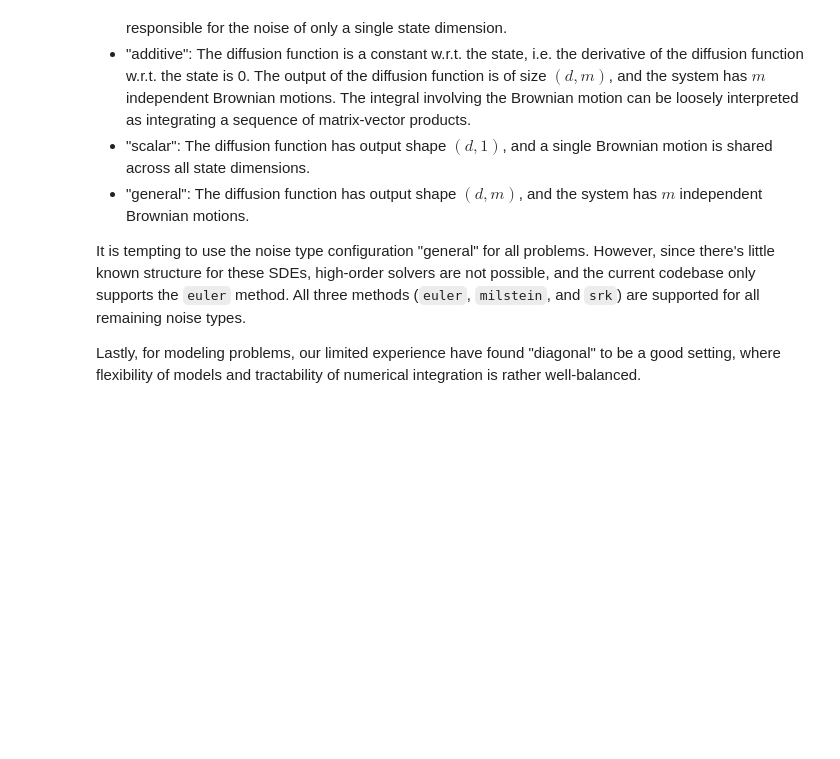
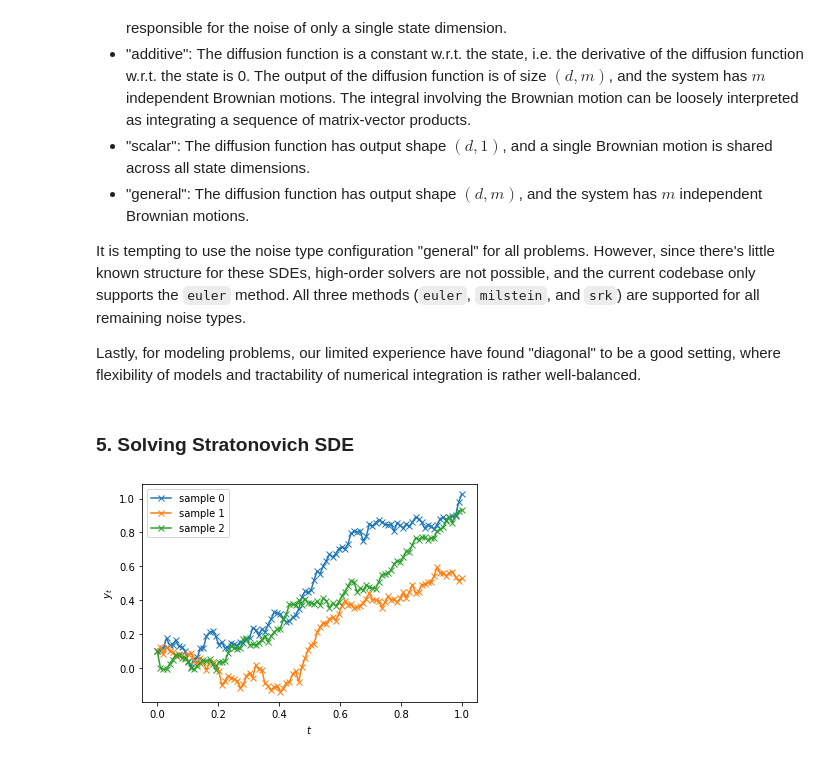
Before and after one commit to google-research/torchsde, a Jupyter notebook: examples/demo.ipynb, the cells around one changed output. Drawn from its saved outputs; the diff is of its cells as text; code cells hidden in the pictures; blank space fills up the shorter version.

Commit message:
PoC Heun's method

```diff
--- a/examples/demo.ipynb
+++ b/examples/demo.ipynb
@@ -232,3 +232,37 @@ The supported noise types of this codebase are "diagonal", "additive", "scalar",
 It is tempting to use the noise type configuration "general" for all problems. However, since there's little known structure for these SDEs, high-order solvers are not possible, and the current codebase only supports the `euler` method. All three methods (`euler`, `milstein`, and `srk`) are supported for all remaining noise types.
 
 Lastly, for modeling problems, our limited experience have found "diagonal" to be a good setting, where flexibility of models and tractability of numerical integration is rather well-balanced.
+# %% [markdown]
+### 5. Solving Stratonovich SDE
+# %%
+class SDE(nn.Module):
+
+    def __init__(self):
+        super().__init__()
+        self.theta = nn.Parameter(torch.tensor(0.1), requires_grad=False)  # Scalar parameter.
+        self.noise_type = "diagonal"
+        self.sde_type = "stratonovich"
+
+    def f(self, t, y):
+        return torch.sin(t) + self.theta * y
+
+    def g(self, t, y):
+        return 0.3 * torch.sigmoid(torch.cos(t) * torch.exp(-y))
+# %%
+batch_size, d, T = 3, 1, 100
+sde = SDE()
+ts = torch.linspace(0, 1, T)
+y0 = torch.zeros(batch_size, 1).fill_(0.1)  # (batch_size, d)
+
+with torch.no_grad():
+    ys = sdeint(sde, y0, ts, method='heun')  # (T, batch_size, d) = (100, 3, 1).
+
+plt.figure()
+for i in range(batch_size):
+    plt.plot(ts, ys[:, i].squeeze(), marker='x', label=f'sample {i}')
+plt.xlabel('$t$')
+plt.ylabel('$y_t$')
+plt.legend()
+plt.show()
+# %% [output]
+[figure, added]
```
Also changed, not shown: 5 other files.
